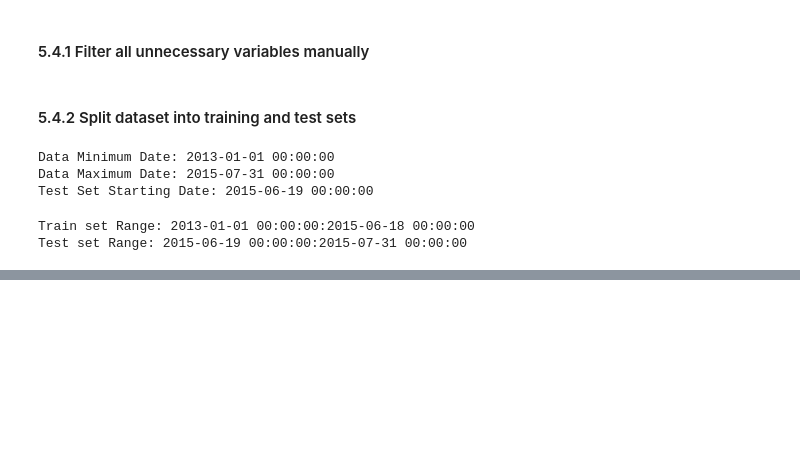
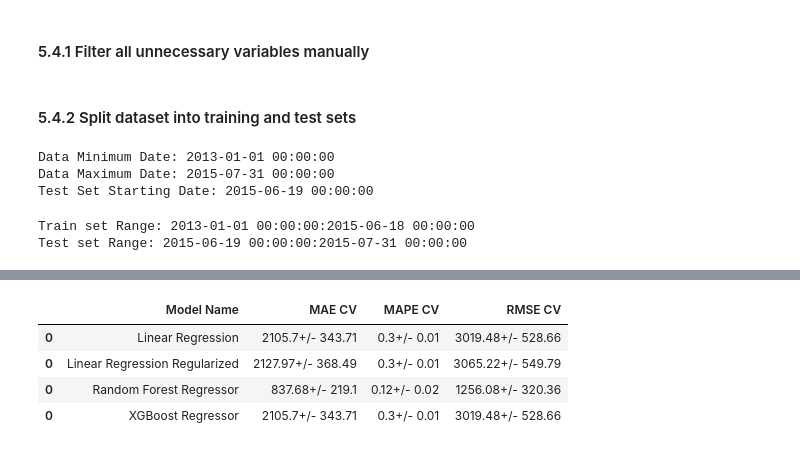
Before and after one commit to MikeMadeira/Rossmann-Store-Sales-Forecasting, a Jupyter notebook: notebooks/1.0-end-to-end-msm.ipynb, the cells around one changed output, grey strips where cells are left out. Cells and saved outputs as stored; diff of their text form; code cells hidden in the pictures; blank space fills up the shorter version.

```diff
--- a/notebooks/1.0-end-to-end-msm.ipynb
+++ b/notebooks/1.0-end-to-end-msm.ipynb
@@ -1533,0 +1769,7 @@ stores_sales_df_preprocess = stores_sales_df_preprocess[final_cols_selected]
+# %%
+# model instantiation and parameters
+lrr = Lasso(alpha=0.01)
+# %%
+lrr_result_cv = cross_validation(X_train,k_fold=5,validation_set_size=42,target_variable='sales',drop_columns=['date','sales'],model_name='Linear Regression Regularized',model=lrr,verbose=True)
+
+lrr_result_cv
@@ -1533,0 +1795,5 @@ stores_sales_df_preprocess = stores_sales_df_preprocess[final_cols_selected]
+# %%
+rf_result_cv = pd.DataFrame({'Model Name': 'Random Forest Regressor',
+                             'MAE CV': '837.68' + '+/- ' + '219.1',
+                             'MAPE CV': '0.12' + '+/- ' + '0.02',
+                             'RMSE CV': '1256.08' + '+/- ' + '320.36'}, index=[0])
@@ -1533,0 +1830,9 @@ stores_sales_df_preprocess = stores_sales_df_preprocess[final_cols_selected]
+# %%
+models_result_cv = pd.concat([lr_result_cv, lrr_result_cv, rf_result_cv, xgb_result_cv])
+models_result_cv
+# %% [output]
+|  | Model Name | MAE CV | MAPE CV | RMSE CV |
+| 0 | Linear Regression | 2105.7+/- 343.71 | 0.3+/- 0.01 | 3019.48+/- 528.66 |
+| 0 | Linear Regression Regularized | 2127.97+/- 368.49 | 0.3+/- 0.01 | 3065.22+/- 549.79 |
+| 0 | Random Forest Regressor | 837.68+/- 219.1 | 0.12+/- 0.02 | 1256.08+/- 320.36 |
+| 0 | XGBoost Regressor | 2105.7+/- 343.71 | 0.3+/- 0.01 | 3019.48+/- 528.66 |
```
Also changed, not shown: parts of 47 cells of this notebook.
